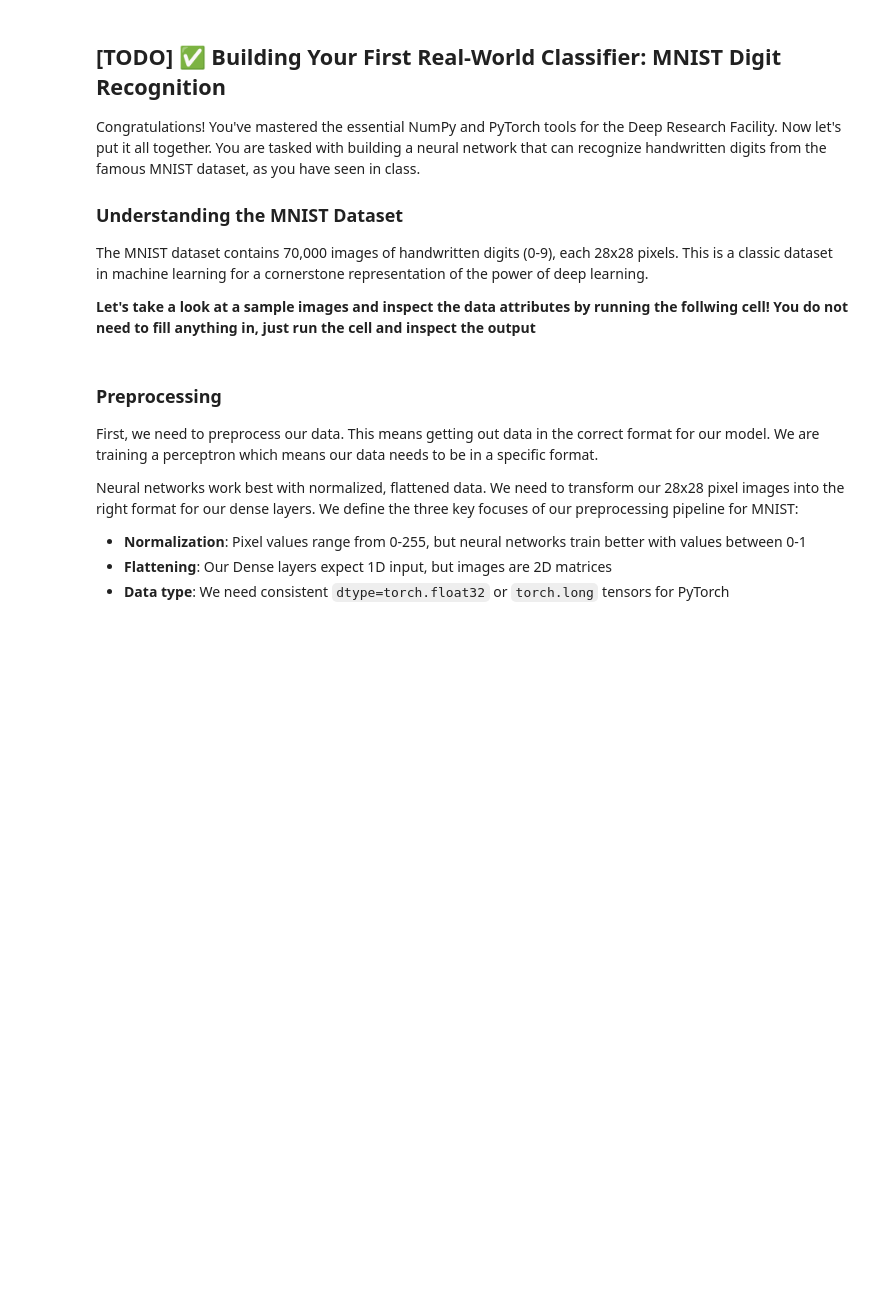
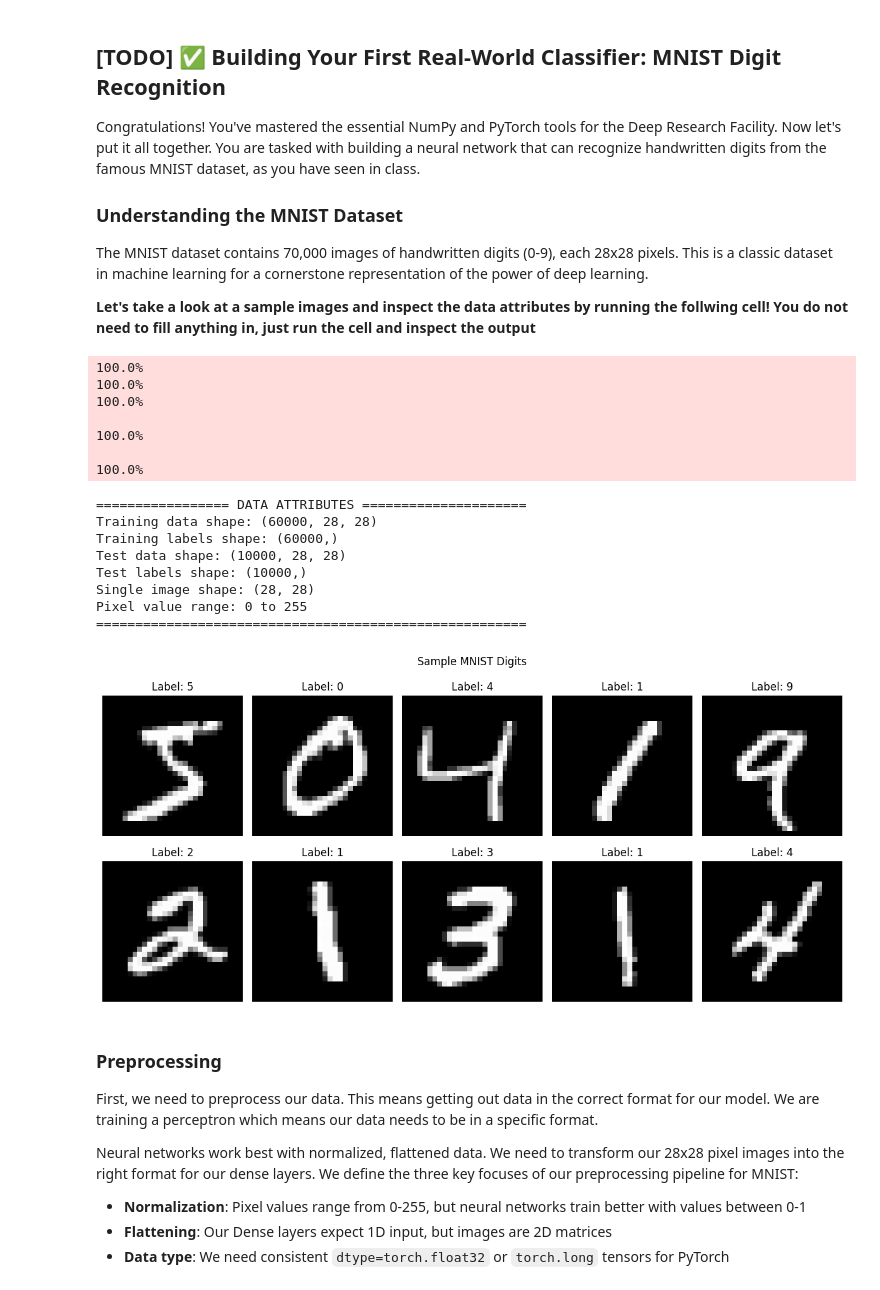
Before and after one commit to kostakarathana/assignment2_DL, a Jupyter notebook: Assignment_2_Intro_to_Numpy_and_Pytorch_for_Deep_Learning.ipynb, the cells around one changed output. Saved outputs shown, nothing was run; the diff lists cells and outputs as text; code cells hidden in the pictures; blank space fills up the shorter version.

```diff
--- a/Assignment_2_Intro_to_Numpy_and_Pytorch_for_Deep_Learning.ipynb
+++ b/Assignment_2_Intro_to_Numpy_and_Pytorch_for_Deep_Learning.ipynb
@@ -1521,6 +1607,10 @@ The MNIST dataset contains 70,000 images of handwritten digits (0-9), each 28x28
 # %%
 import torchvision
 import matplotlib.pyplot as plt
+
+# had to add these two to run locally (some weird issue with macOS on VSC? had to get claude to fix this with these imports)
+import ssl
+ssl._create_default_https_context = ssl._create_unverified_context
 
 # Download and load training data
 train_dataset = torchvision.datasets.MNIST(root='./data', train=True, download=True, transform=None)
@@ -1528,33 +1618,50 @@ test_dataset = torchvision.datasets.MNIST(root='./data', train=False, download=T
 
 # Extract data as numpy arrays (to match TensorFlow format)
 X_train = train_dataset.data.numpy()
 y_train = train_dataset.targets.numpy()
 X_test = test_dataset.data.numpy()
 y_test = test_dataset.targets.numpy()
 
 # Let's print out some attributes about the data so we know what we are working with
 print(f"================= DATA ATTRIBUTES =====================")
 print(f"Training data shape: {X_train.shape}")
 print(f"Training labels shape: {y_train.shape}")
 print(f"Test data shape: {X_test.shape}")
 print(f"Test labels shape: {y_test.shape}")
 
 # Examine a single image in detail
 print(f"Single image shape: {X_train[0].shape}")
 print(f"Pixel value range: {X_train[0].min()} to {X_train[0].max()}")
 
 print(f"=======================================================")
 
 # Let's look at some example digits
 plt.figure(figsize=(12, 6))
 for i in range(10):
     plt.subplot(2, 5, i + 1)
     plt.imshow(X_train[i], cmap='gray')
     plt.title(f'Label: {y_train[i]}')
     plt.axis('off')
 plt.suptitle('Sample MNIST Digits')
 plt.tight_layout()
 plt.show()
+# %% [output]
+100.0%
+100.0%
+100.0%
+
+100.0%
+
+100.0%
+================= DATA ATTRIBUTES =====================
+Training data shape: (60000, 28, 28)
+Training labels shape: (60000,)
+Test data shape: (10000, 28, 28)
+Test labels shape: (10000,)
+Single image shape: (28, 28)
+Pixel value range: 0 to 255
+=======================================================
+[figure, added]
 # %% [markdown]
 ### **Preprocessing**
 First, we need to preprocess our data. This means getting out data in the correct format for our model. We are training a perceptron which means our data needs to be in a specific format.
```
Also changed, not shown: parts of 18 cells of this notebook.
